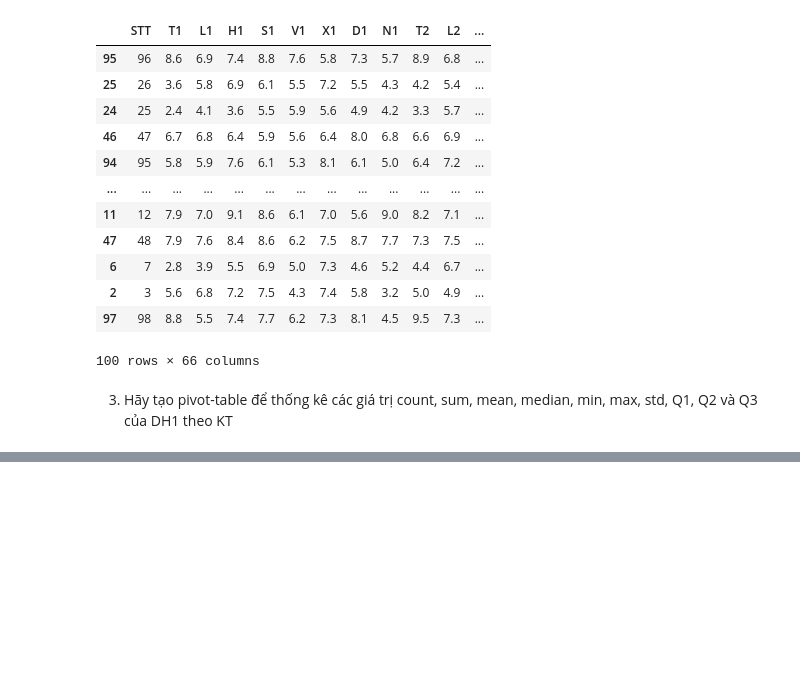
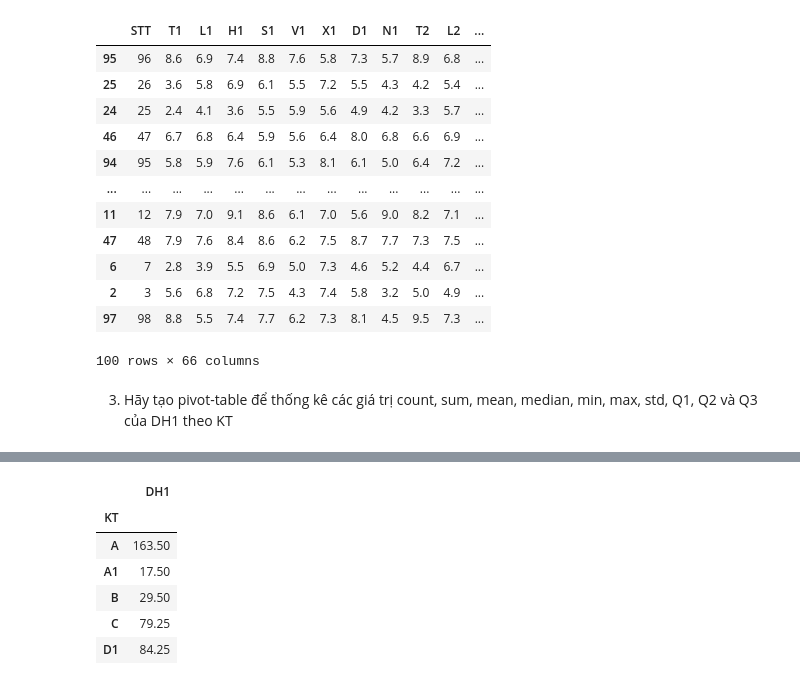
Before and after one commit to trinhvanypro1/-DataAnalystDeepLearning, a Jupyter notebook: Lab2.ipynb, the cells around one changed output, grey strips where cells are left out. Drawn from its saved outputs; the diff is of its cells as text; code cells hidden in the pictures; blank space fills up the shorter version.

```diff
--- a/Lab2.ipynb
+++ b/Lab2.ipynb
@@ -61,0 +73,11 @@ data.sort_values(by=['DH2','GT'])
+# %%
+table_sum=pd.pivot_table(data,values='DH1',index=['KT'],aggfunc='sum')
+table_sum
+# %% [output]
+|  | DH1 |
+| KT |  |
+| A | 163.50 |
+| A1 | 17.50 |
+| B | 29.50 |
+| C | 79.25 |
+| D1 | 84.25 |
```
Also changed, not shown: parts of 5 cells of this notebook.
